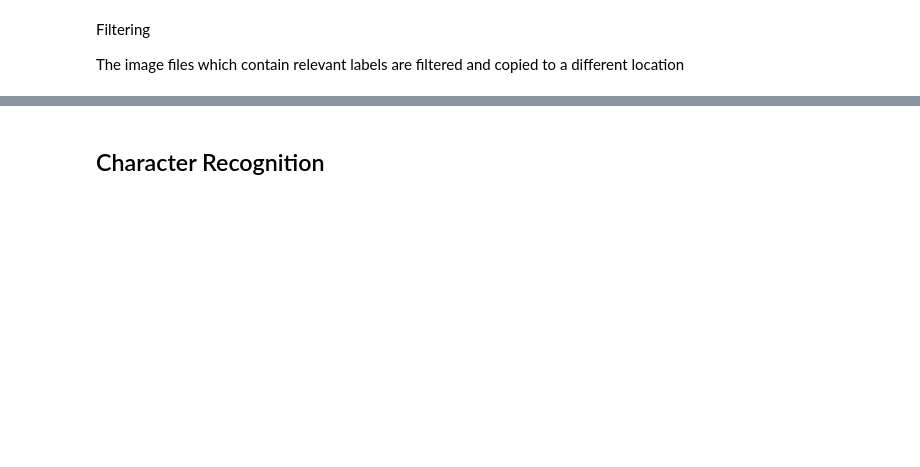
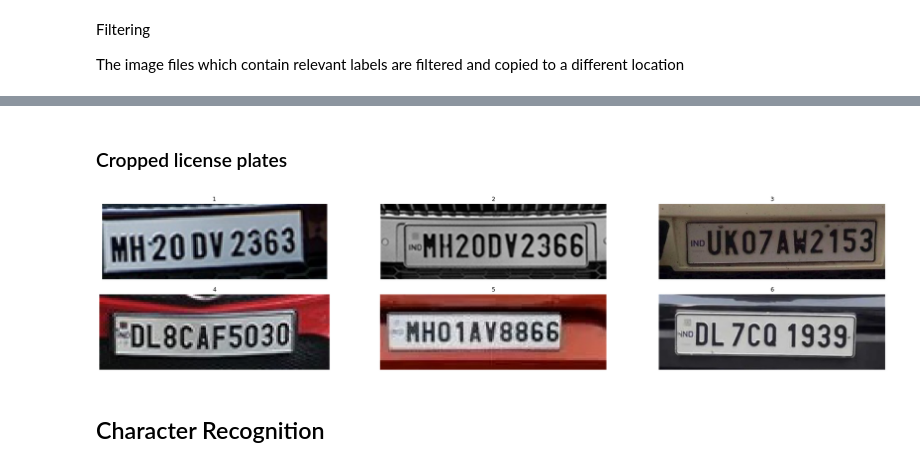
Before and after one commit to sanjay-06/Optical-Character-Recognition, a Jupyter notebook: OCR.ipynb, the cells around one changed output, grey strips where cells are left out. Saved outputs shown, nothing was run; the diff lists cells and outputs as text; code cells hidden in the pictures; blank space fills up the shorter version.

```diff
--- a/OCR.ipynb
+++ b/OCR.ipynb
@@ -176,3 +223,10 @@ for carFile in get_image_files(CAR_FOLDER):
+# %% [markdown]
+### Cropped license plates
+# %%
+fullPlateImagePath = [ os.path.join(PLATE_FOLDER, plateFileImage) for plateFileImage in get_image_files(CAR_FOLDER) ]
+plot_images(fullPlateImagePath)
+# %% [output]
+[figure, added]
 # %% [markdown]
 ## Character Recognition
 # %%
```
Also changed, not shown: parts of 26 cells of this notebook, 24 other files.
